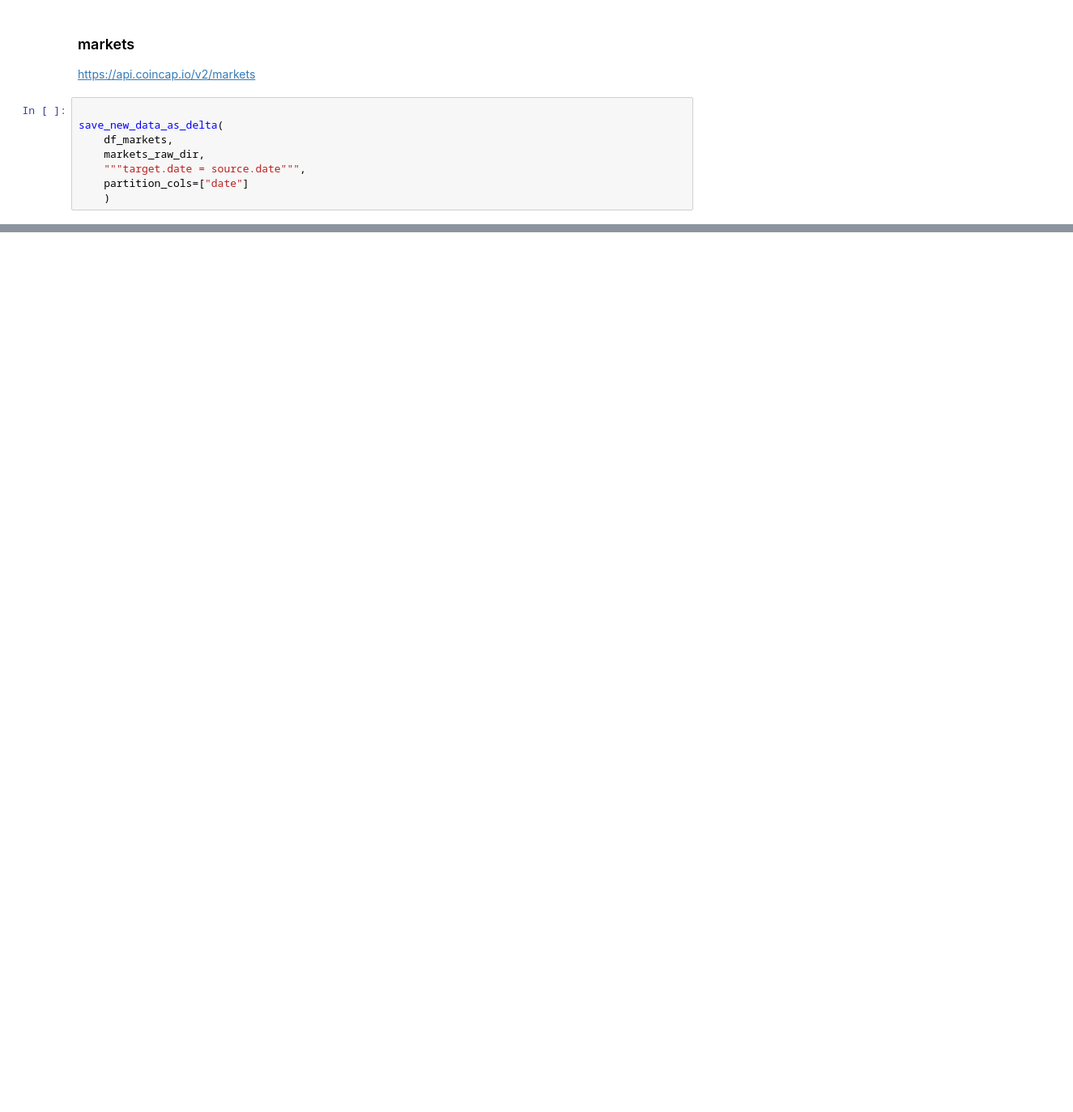
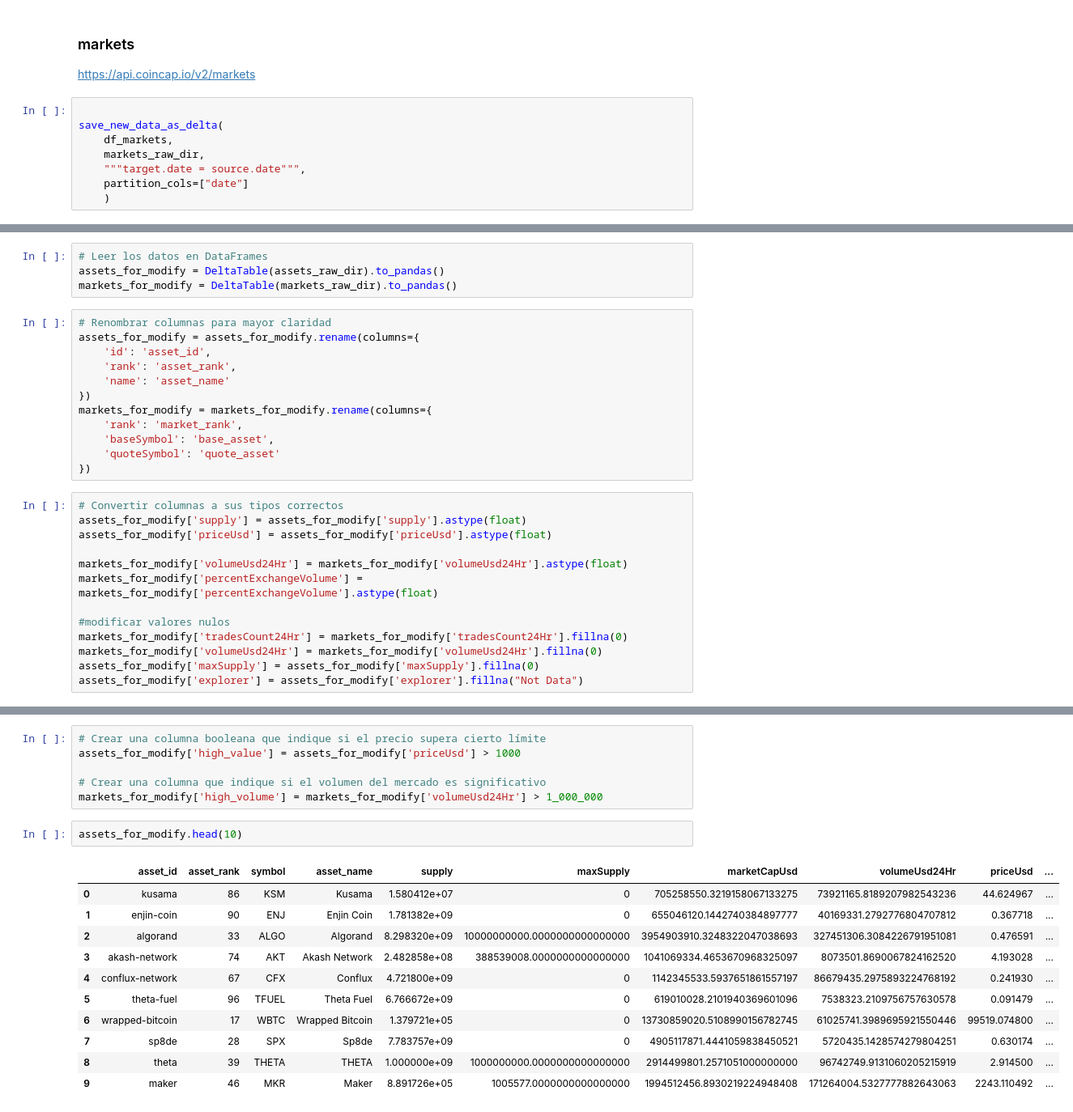
Before and after one commit to TomasLopezTur/TP_Integrador-E-Learning_DataEngineeer, a Jupyter notebook: Extrac_data.ipynb, the cells around one changed output, grey strips where cells are left out. Shown at 81% size. Cells and saved outputs as stored; diff of their text form; blank space fills up the shorter version.

Commit message:
parte tp 2 modificando datos

```diff
--- a/Extrac_data.ipynb
+++ b/Extrac_data.ipynb
@@ -273,0 +276,29 @@ DeltaTable(markets_raw_dir).to_pandas()
+# %%
+# Leer los datos en DataFrames
+assets_for_modify = DeltaTable(assets_raw_dir).to_pandas()
+markets_for_modify = DeltaTable(markets_raw_dir).to_pandas()
+# %%
+# Renombrar columnas para mayor claridad
+assets_for_modify = assets_for_modify.rename(columns={
+    'id': 'asset_id',
+    'rank': 'asset_rank',
+    'name': 'asset_name'
+})
+markets_for_modify = markets_for_modify.rename(columns={
+    'rank': 'market_rank',
+    'baseSymbol': 'base_asset',
+    'quoteSymbol': 'quote_asset'
+})
+# %%
+# Convertir columnas a sus tipos correctos
+assets_for_modify['supply'] = assets_for_modify['supply'].astype(float)
+assets_for_modify['priceUsd'] = assets_for_modify['priceUsd'].astype(float)
+
+markets_for_modify['volumeUsd24Hr'] = markets_for_modify['volumeUsd24Hr'].astype(float)
+markets_for_modify['percentExchangeVolume'] = markets_for_modify['percentExchangeVolume'].astype(float)
+
+#modificar valores nulos
+markets_for_modify['tradesCount24Hr'] = markets_for_modify['tradesCount24Hr'].fillna(0)
+markets_for_modify['volumeUsd24Hr'] = markets_for_modify['volumeUsd24Hr'].fillna(0)
+assets_for_modify['maxSupply'] = assets_for_modify['maxSupply'].fillna(0)
+assets_for_modify['explorer'] = assets_for_modify['explorer'].fillna("Not Data")
@@ -273,0 +319,20 @@ DeltaTable(markets_raw_dir).to_pandas()
+# %%
+# Crear una columna booleana que indique si el precio supera cierto límite
+assets_for_modify['high_value'] = assets_for_modify['priceUsd'] > 1000
+
+# Crear una columna que indique si el volumen del mercado es significativo
+markets_for_modify['high_volume'] = markets_for_modify['volumeUsd24Hr'] > 1_000_000
+# %%
+assets_for_modify.head(10)
+# %% [output]
+|  | asset_id | asset_rank | symbol | asset_name | supply | maxSupply | marketCapUsd | volumeUsd24Hr | priceUsd | ... |
+| 0 | kusama | 86 | KSM | Kusama | 1.580412e+07 | 0 | 705258550.3219158067133275 | 73921165.8189207982543236 | 44.624967 | ... |
+| 1 | enjin-coin | 90 | ENJ | Enjin Coin | 1.781382e+09 | 0 | 655046120.1442740384897777 | 40169331.2792776804707812 | 0.367718 | ... |
+| 2 | algorand | 33 | ALGO | Algorand | 8.298320e+09 | 10000000000.0000000000000000 | 3954903910.3248322047038693 | 327451306.3084226791951081 | 0.476591 | ... |
+| 3 | akash-network | 74 | AKT | Akash Network | 2.482858e+08 | 388539008.0000000000000000 | 1041069334.4653670968325097 | 8073501.8690067824162520 | 4.193028 | ... |
+| 4 | conflux-network | 67 | CFX | Conflux | 4.721800e+09 | 0 | 1142345533.5937651861557197 | 86679435.2975893224768192 | 0.241930 | ... |
+| 5 | theta-fuel | 96 | TFUEL | Theta Fuel | 6.766672e+09 | 0 | 619010028.2101940369601096 | 7538323.2109756757630578 | 0.091479 | ... |
+| 6 | wrapped-bitcoin | 17 | WBTC | Wrapped Bitcoin | 1.379721e+05 | 0 | 13730859020.5108990156782745 | 61025741.3989695921550446 | 99519.074800 | ... |
+| 7 | sp8de | 28 | SPX | Sp8de | 7.783757e+09 | 0 | 4905117871.4441059838450521 | 5720435.1428574279804251 | 0.630174 | ... |
+| 8 | theta | 39 | THETA | THETA | 1.000000e+09 | 1000000000.0000000000000000 | 2914499801.2571051000000000 | 96742749.9131060205215919 | 2.914500 | ... |
+| 9 | maker | 46 | MKR | Maker | 8.891726e+05 | 1005577.0000000000000000 | 1994512456.8930219224948408 | 171264004.5327777882643063 | 2243.110492 | ... |
```
Also changed, not shown: parts of 17 cells of this notebook, 19 other files.
